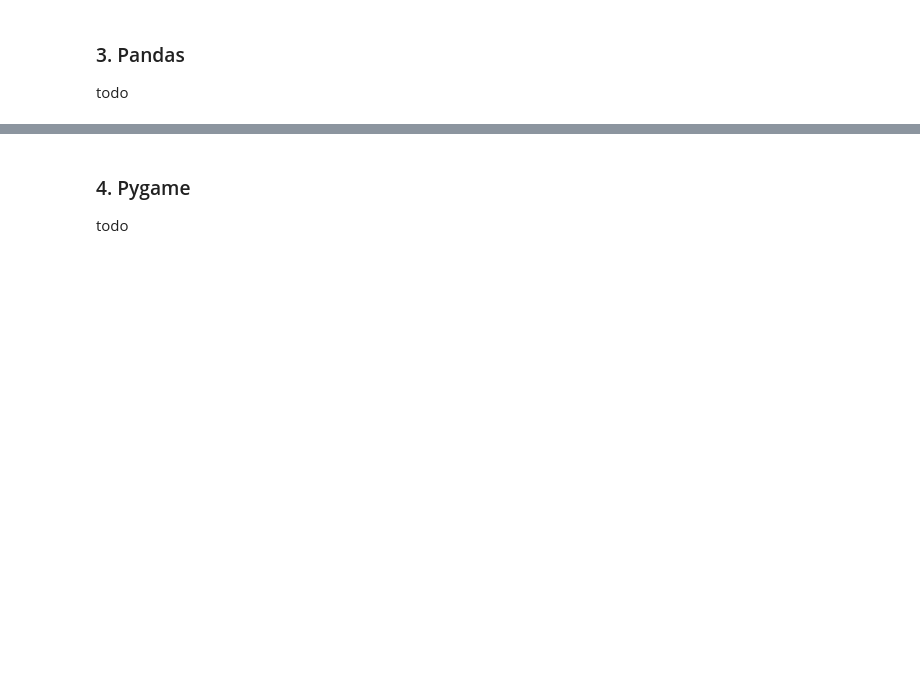
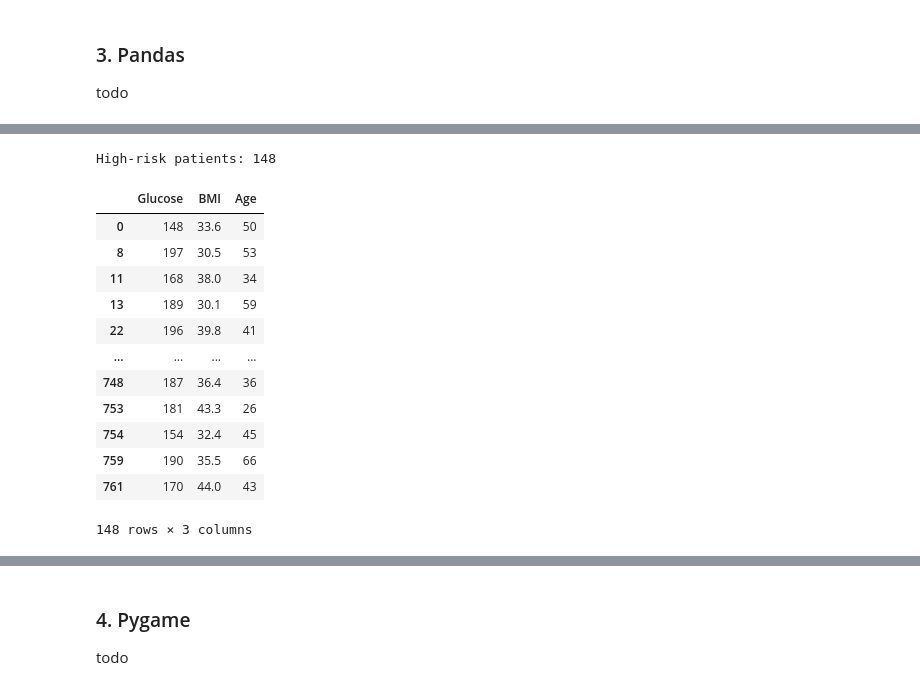
Before and after one commit to Wllader/ULTRA_python, a Jupyter notebook: ULTRA_W2_Skripta.ipynb, the cells around one changed output, grey strips where cells are left out. Drawn from its saved outputs; the diff is of its cells as text; code cells hidden in the pictures; blank space fills up the shorter version.

```diff
--- a/ULTRA_W2_Skripta.ipynb
+++ b/ULTRA_W2_Skripta.ipynb
@@ -234,0 +335,22 @@ todo
+# %%
+high_risk = df[
+    (df.Glucose > 140) & (df.BMI > 30)
+]
+
+print(f"High-risk patients: {len(high_risk)}")
+high_risk[["Glucose", "BMI", "Age"]]
+# %% [output]
+High-risk patients: 148
+|  | Glucose | BMI | Age |
+| 0 | 148 | 33.6 | 50 |
+| 8 | 197 | 30.5 | 53 |
+| 11 | 168 | 38.0 | 34 |
+| 13 | 189 | 30.1 | 59 |
+| 22 | 196 | 39.8 | 41 |
+| ... | ... | ... | ... |
+| 748 | 187 | 36.4 | 36 |
+| 753 | 181 | 43.3 | 26 |
+| 754 | 154 | 32.4 | 45 |
+| 759 | 190 | 35.5 | 66 |
+| 761 | 170 | 44.0 | 43 |
+148 rows × 3 columns
```
Also changed, not shown: parts of 15 cells of this notebook, 1 other file.
